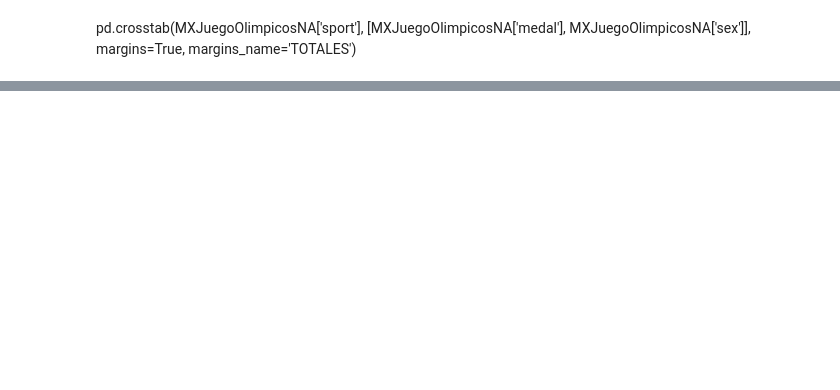
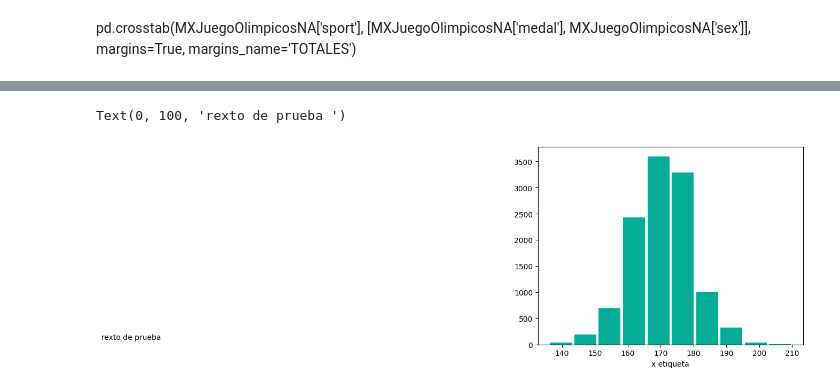
Before and after one commit to villalbaflores3/analisis, a Jupyter notebook: python/analisis.ipynb, the cells around one changed output, grey strips where cells are left out. Drawn from its saved outputs; the diff is of its cells as text; code cells hidden in the pictures; blank space fills up the shorter version.

Commit message:
prueba con produccion

```diff
--- a/python/analisis.ipynb
+++ b/python/analisis.ipynb
@@ -463,0 +377,9 @@ TypeError: barplot() takes from 0 to 1 positional arguments but 2 positional arg
+# %%
+dataframeAtletasF
+
+plt.hist( tablaJuegosOlimpicosF["height"], bins =10, color="#05ad99", rwidth=0.9)
+plt.xlabel("x etiqueta")
+plt.text(0,100, "rexto de prueba ")
+# %% [output]
+Text(0, 100, 'rexto de prueba ')
+[figure, added]
```
Also changed, not shown: parts of 47 cells of this notebook, 6 other files.
